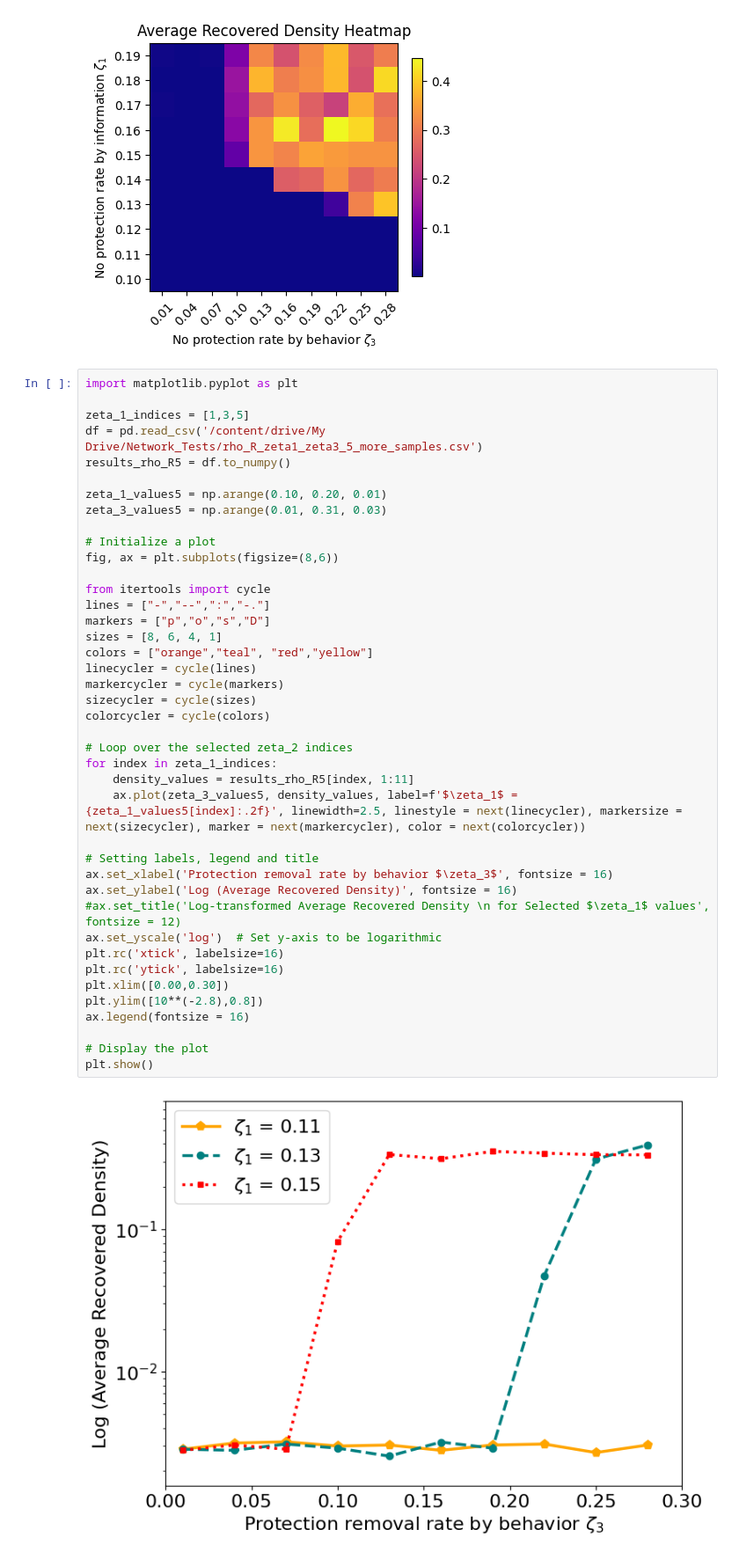
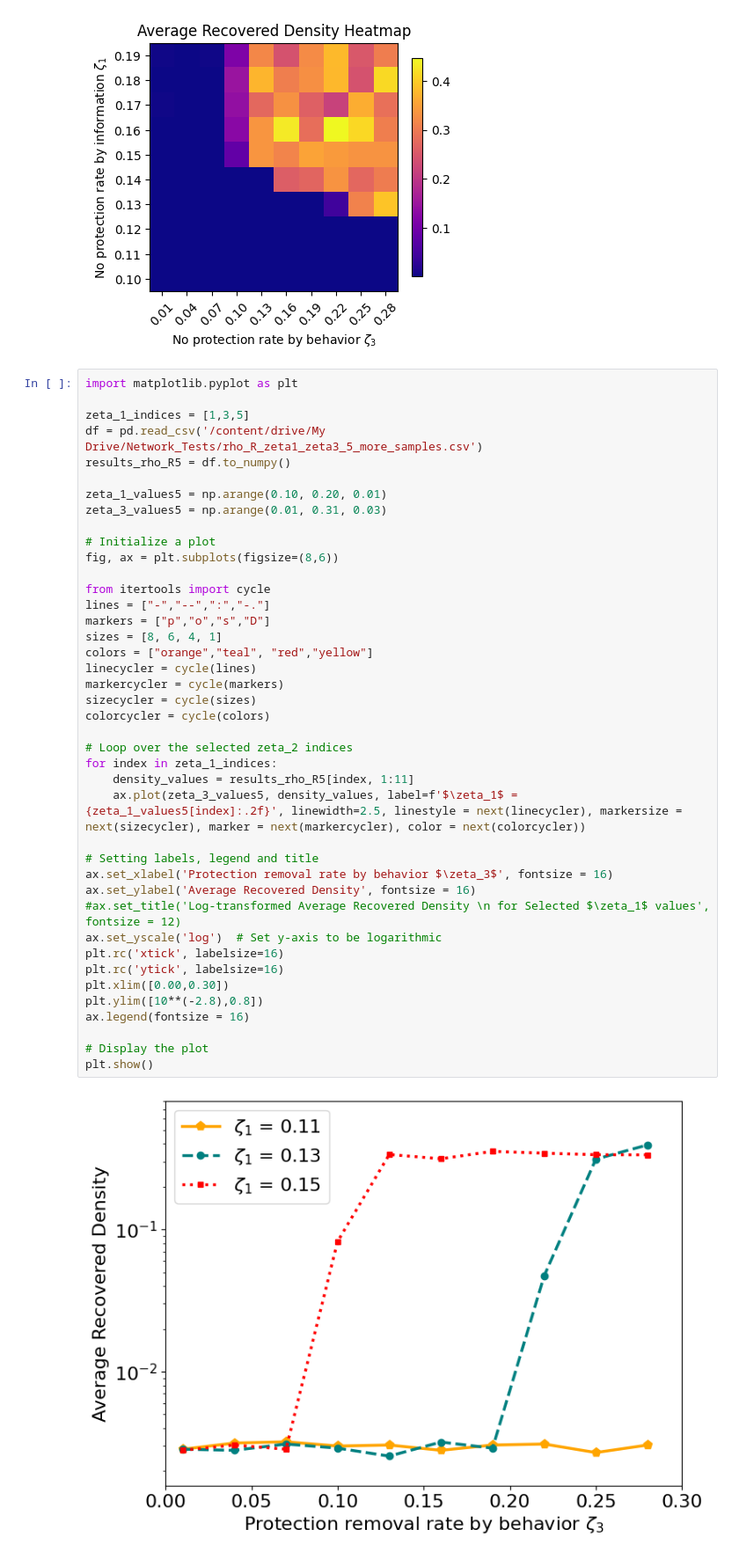
Before and after one commit to Nancy-Shi/ICE_Manuscript, a Jupyter notebook: Copy_of_3_Layer_Coupling_081423_zeta_1_zeta_3_new.ipynb, the cells around one changed output. Shown at 88% size. Drawn from its saved outputs; the diff is of its cells as text.

```diff
--- a/Copy_of_3_Layer_Coupling_081423_zeta_1_zeta_3_new.ipynb
+++ b/Copy_of_3_Layer_Coupling_081423_zeta_1_zeta_3_new.ipynb
@@ -638,32 +638,32 @@ zeta_3_values5 = np.arange(0.01, 0.31, 0.03)
 fig, ax = plt.subplots(figsize=(8,6))
 
 from itertools import cycle
 lines = ["-","--",":","-."]
 markers = ["p","o","s","D"]
 sizes = [8, 6, 4, 1]
 colors = ["orange","teal", "red","yellow"]
 linecycler = cycle(lines)
 markercycler = cycle(markers)
 sizecycler = cycle(sizes)
 colorcycler = cycle(colors)
 
 # Loop over the selected zeta_2 indices
 for index in zeta_1_indices:
     density_values = results_rho_R5[index, 1:11]
     ax.plot(zeta_3_values5, density_values, label=f'$\zeta_1$ = {zeta_1_values5[index]:.2f}', linewidth=2.5, linestyle = next(linecycler), markersize = next(sizecycler), marker = next(markercycler), color = next(colorcycler))
 
 # Setting labels, legend and title
 ax.set_xlabel('Protection removal rate by behavior $\zeta_3$', fontsize = 16)
-ax.set_ylabel('Log (Average Recovered Density)', fontsize = 16)
+ax.set_ylabel('Average Recovered Density', fontsize = 16)
 #ax.set_title('Log-transformed Average Recovered Density \n for Selected $\zeta_1$ values', fontsize = 12)
 ax.set_yscale('log')  # Set y-axis to be logarithmic
 plt.rc('xtick', labelsize=16)
 plt.rc('ytick', labelsize=16)
 plt.xlim([0.00,0.30])
 plt.ylim([10**(-2.8),0.8])
 ax.legend(fontsize = 16)
 
 # Display the plot
 plt.show()
 # %% [output]
-[figure, old version]
+[figure, new version]
```
